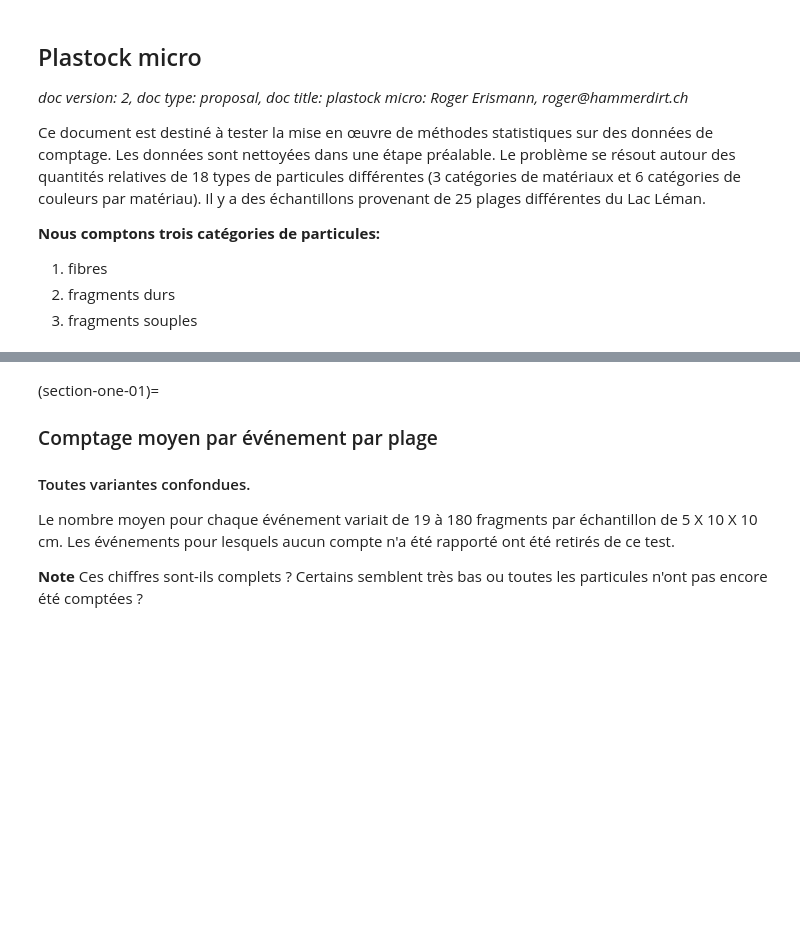
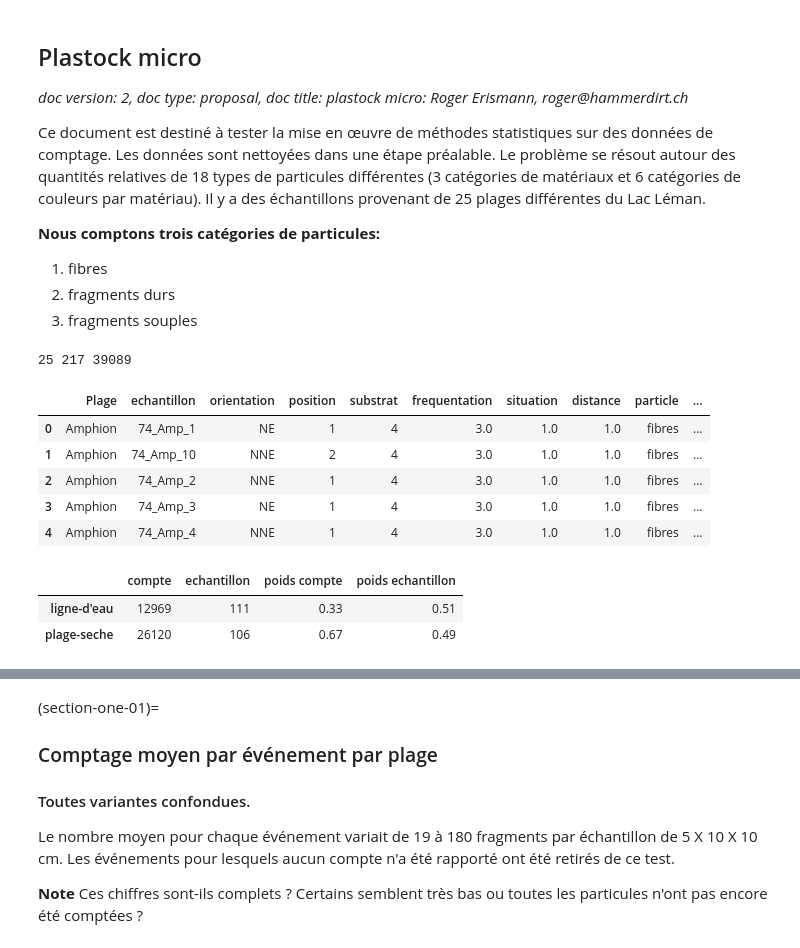
Before and after one commit to AssociationSauvegardeLeman/plastock, a Jupyter notebook: plstk_01.ipynb, the cells around one changed output, grey strips where cells are left out. Saved outputs shown, nothing was run; the diff lists cells and outputs as text; code cells hidden in the pictures; blank space fills up the shorter version.

```diff
--- a/plstk_01.ipynb
+++ b/plstk_01.ipynb
@@ -65,0 +123,56 @@ sns.set_style("whitegrid")
+# %%
+# les plages
+locations = c.Plage.unique()
+nlocations = len(locations)
+samples = c.echantillon.unique()
+nsamples = len(samples)
+tquantity = work_data.compte.sum()
+
+print(nlocations, nsamples, tquantity)
+# %% [output]
+25 217 39089
+# %%
+work_data.head()
+# %% [output]
+|  | Plage | echantillon | orientation | position | substrat | frequentation | situation | distance | particle | ... |
+| 0 | Amphion | 74_Amp_1 | NE | 1 | 4 | 3.0 | 1.0 | 1.0 | fibres | ... |
+| 1 | Amphion | 74_Amp_10 | NNE | 2 | 4 | 3.0 | 1.0 | 1.0 | fibres | ... |
+| 2 | Amphion | 74_Amp_2 | NNE | 1 | 4 | 3.0 | 1.0 | 1.0 | fibres | ... |
+| 3 | Amphion | 74_Amp_3 | NE | 1 | 4 | 3.0 | 1.0 | 1.0 | fibres | ... |
+| 4 | Amphion | 74_Amp_4 | NNE | 1 | 4 | 3.0 | 1.0 | 1.0 | fibres | ... |
+# %%
+agg_ = {"compte":"sum", "echantillon":"nunique"}
+
+
+def add_weight_of_samples(data, samps: int=nsamples, tquantity: int=tquantity):
+
+    data["poids compte"] = data.compte/tquantity
+    data["poids echantillon"] = data.echantillon/nsamples
+
+    return data
+
+def add_labels_display(data, column_name, labels):
+    data[column_name] = data[column_name].apply(lambda x: labels[x])
+    data.set_index(column_name, drop=True, inplace=True)
+    data.index.name = None
+
+    return data.style.format(precision=2).set_table_styles(table_css_styles)
+
+position_total = work_data.groupby("position", as_index=False).agg(agg_)
+substrat_total = work_data.groupby("substrat", as_index=False).agg(agg_)
+frequentation_total = work_data.groupby("frequentation", as_index=False).agg(agg_)
+situation_total = work_data.groupby("situation", as_index=False).agg(agg_)
+orient_total = work_data.groupby("orientation", as_index=False).agg(agg_)
+particle_type_total = work_data.groupby("particle", as_index=False).agg(agg_)
+pos_total = add_weight_of_samples(position_total)
+
+pos_total = add_labels_display(pos_total, "position", name_the_zones)
+# pos_total["position"] = pos_total.position.apply(lambda x: name_the_zones[x])
+# pos_total.set_index("position", drop=True, inplace=True)
+# pos_total.index.name = None
+# pos_total.style.format(precision=2).set_table_styles(table_css_styles)
+pos_total
+# %% [output]
+|  | compte | echantillon | poids compte | poids echantillon |
+| ligne-d'eau | 12969 | 111 | 0.33 | 0.51 |
+| plage-seche | 26120 | 106 | 0.67 | 0.49 |
```
Also changed, not shown: parts of 36 cells of this notebook, 3 other files.
